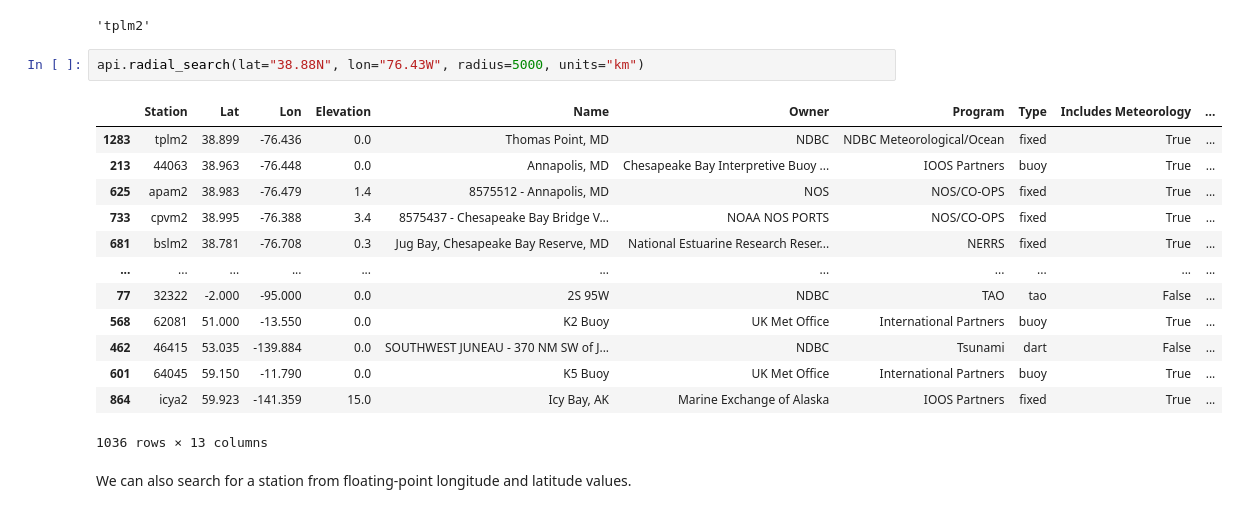
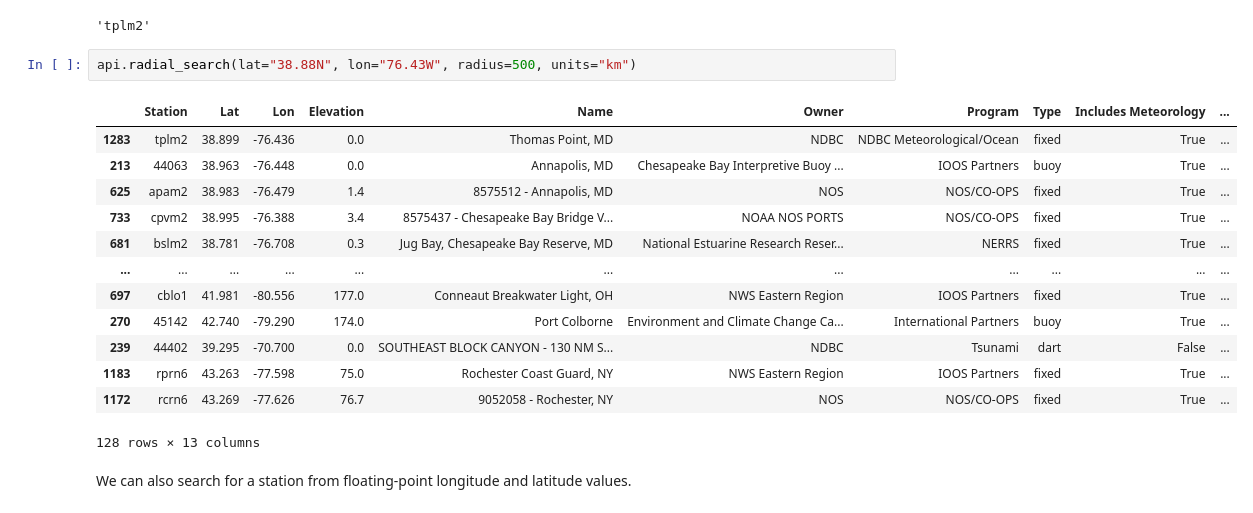
Before and after one commit to CDJellen/ndbc-api, a Jupyter notebook: notebooks/overview.ipynb, the cells around one changed output. Cells and saved outputs as stored; diff of their text form.

```diff
--- a/notebooks/overview.ipynb
+++ b/notebooks/overview.ipynb
@@ -91,21 +134,21 @@ api.nearest_station(lat="38.88N", lon="76.43W")
 # %% [output]
 'tplm2'
 # %%
-api.radial_search(lat="38.88N", lon="76.43W", radius=5000, units="km")
+api.radial_search(lat="38.88N", lon="76.43W", radius=500, units="km")
 # %% [output]
 |  | Station | Lat | Lon | Elevation | Name | Owner | Program | Type | Includes Meteorology | ... |
 | 1283 | tplm2 | 38.899 | -76.436 | 0.0 | Thomas Point, MD | NDBC | NDBC Meteorological/Ocean | fixed | True | ... |
 | 213 | 44063 | 38.963 | -76.448 | 0.0 | Annapolis, MD | Chesapeake Bay Interpretive Buoy ... | IOOS Partners | buoy | True | ... |
 | 625 | apam2 | 38.983 | -76.479 | 1.4 | 8575512 - Annapolis, MD | NOS | NOS/CO-OPS | fixed | True | ... |
 | 733 | cpvm2 | 38.995 | -76.388 | 3.4 | 8575437 - Chesapeake Bay Bridge V... | NOAA NOS PORTS | NOS/CO-OPS | fixed | True | ... |
 | 681 | bslm2 | 38.781 | -76.708 | 0.3 | Jug Bay, Chesapeake Bay Reserve, MD | National Estuarine Research Reser... | NERRS | fixed | True | ... |
 | ... | ... | ... | ... | ... | ... | ... | ... | ... | ... | ... |
-| 77 | 32322 | -2.000 | -95.000 | 0.0 | 2S 95W | NDBC | TAO | tao | False | ... |
-| 568 | 62081 | 51.000 | -13.550 | 0.0 | K2 Buoy | UK Met Office | International Partners | buoy | True | ... |
-| 462 | 46415 | 53.035 | -139.884 | 0.0 | SOUTHWEST JUNEAU - 370 NM SW of J... | NDBC | Tsunami | dart | False | ... |
-| 601 | 64045 | 59.150 | -11.790 | 0.0 | K5 Buoy | UK Met Office | International Partners | buoy | True | ... |
-| 864 | icya2 | 59.923 | -141.359 | 15.0 | Icy Bay, AK | Marine Exchange of Alaska | IOOS Partners | fixed | True | ... |
+| 697 | cblo1 | 41.981 | -80.556 | 177.0 | Conneaut Breakwater Light, OH | NWS Eastern Region | IOOS Partners | fixed | True | ... |
+| 270 | 45142 | 42.740 | -79.290 | 174.0 | Port Colborne | Environment and Climate Change Ca... | International Partners | buoy | True | ... |
+| 239 | 44402 | 39.295 | -70.700 | 0.0 | SOUTHEAST BLOCK CANYON - 130 NM S... | NDBC | Tsunami | dart | False | ... |
+| 1183 | rprn6 | 43.263 | -77.598 | 75.0 | Rochester Coast Guard, NY | NWS Eastern Region | IOOS Partners | fixed | True | ... |
+| 1172 | rcrn6 | 43.269 | -77.626 | 76.7 | 9052058 - Rochester, NY | NOS | NOS/CO-OPS | fixed | True | ... |
-1036 rows × 13 columns
+128 rows × 13 columns
 # %% [markdown]
 We can also search for a station from floating-point longitude and latitude values.
 # %%
```
Also changed, not shown: parts of 10 cells of this notebook, 7 other files.
